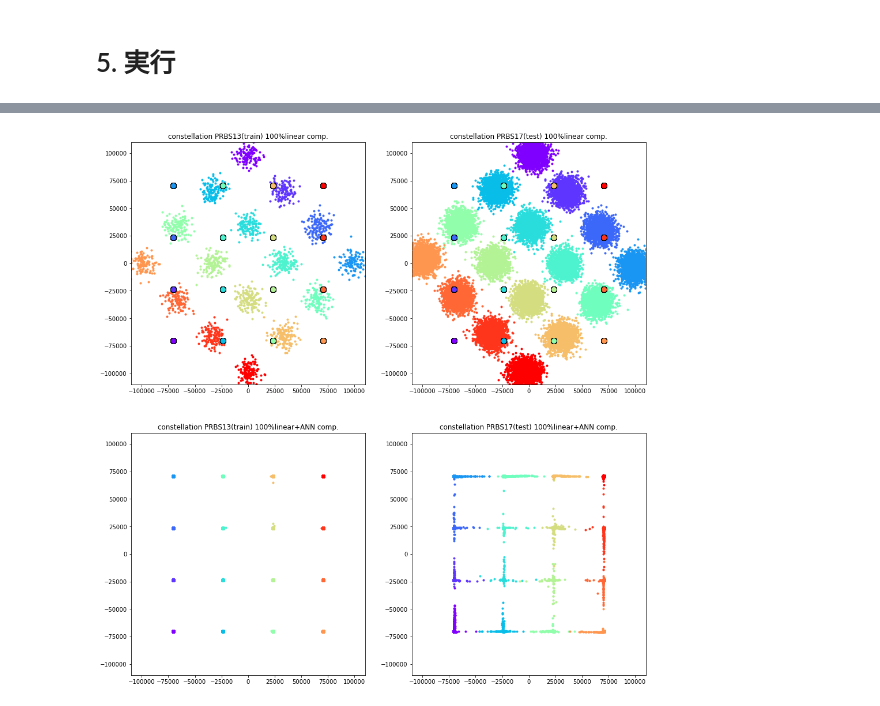
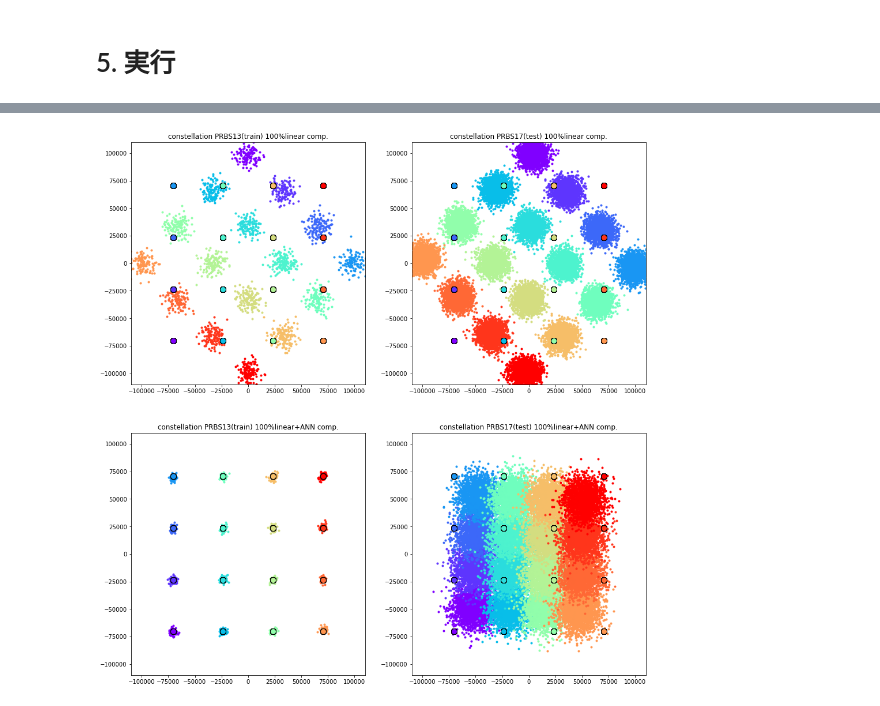
Before and after one commit to n-nooobu/masterthesis, a Jupyter notebook: src/ANN.ipynb, the cells around one changed output, grey strips where cells are left out. Drawn from its saved outputs; the diff is of its cells as text; code cells hidden in the pictures.

```diff
--- a/src/ANN.ipynb
+++ b/src/ANN.ipynb
@@ -285,7 +285,7 @@ train_model(device=device, model=model, dataloaders_dict=dataloaders_dict, crite
 # 5. 実行
 # %%
 #結果を保存しない
-tap = 1
+tap = 201
 max_tap = 501
 batch_size = 100
 hidden_neuron = 300
@@ -375,37 +375,36 @@ ax4 = fig.add_subplot(2, 2, 4)
 for i in range(len(symbol)):
     ax1.plot(lc0[16::32][seq0 == symbol[i]].real, lc0[16::32][seq0 == symbol[i]].imag, '.', color=[cm(i)[0], cm(i)[1], cm(i)[2]], label=str(counts[i]))
 for i in range(len(symbol)):
     ax1.plot(seq0[seq0 == symbol[i]].real, seq0[seq0 == symbol[i]].imag, 'o', color=[cm(i)[0], cm(i)[1], cm(i)[2]], markersize=10, markeredgewidth=1, markeredgecolor='black')
 ax1.set_title('constellation PRBS13(train) 100%linear comp.')
 ax1.set_xlim(-lim, lim)
 ax1.set_ylim(-lim, lim)
 
 for i in range(len(symbol)):
     ax2.plot(lc1[16::32][seq1 == symbol[i]].real, lc1[16::32][seq1 == symbol[i]].imag, '.', color=[cm(i)[0], cm(i)[1], cm(i)[2]], label=str(counts[i]))
 for i in range(len(symbol)):
     ax2.plot(seq1[seq1 == symbol[i]].real, seq1[seq1 == symbol[i]].imag, 'o', color=[cm(i)[0], cm(i)[1], cm(i)[2]], markersize=10, markeredgewidth=1, markeredgecolor='black')
 ax2.set_title('constellation PRBS17(test) 100%linear comp.')
 ax2.set_xlim(-lim, lim)
 ax2.set_ylim(-lim, lim)
 
 for i in range(len(symbol)):
     ax3.plot(annc0[y0 == symbol_int[i]].real, annc0[y0 == symbol_int[i]].imag, '.', color=[cm(i)[0], cm(i)[1], cm(i)[2]])
 for i in range(len(symbol)):
-    ax3.plot(y0[y0 == symbol_int[i]].real, y0[y0 == symbol_int[i]].imag, 'o', color=[cm(i)[0], cm(i)[1], cm(i)[2]])
+    ax3.plot(y0[y0 == symbol_int[i]].real, y0[y0 == symbol_int[i]].imag, 'o', color=[cm(i)[0], cm(i)[1], cm(i)[2]], markersize=10, markeredgewidth=1, markeredgecolor='black')
 ax3.set_title('constellation PRBS13(train) 100%linear+ANN comp.')
 ax3.set_xlim(-lim, lim)
 ax3.set_ylim(-lim, lim)
 
-
 for i in range(len(symbol)):
     ax4.plot(annc1[y1 == symbol_int[i]].real, annc1[y1 == symbol_int[i]].imag, '.', color=[cm(i)[0], cm(i)[1], cm(i)[2]])
 for i in range(len(symbol)):
-    ax4.plot(y1[y1 == symbol_int[i]].real, y1[y1 == symbol_int[i]].imag, 'o', color=[cm(i)[0], cm(i)[1], cm(i)[2]])
+    ax4.plot(y1[y1 == symbol_int[i]].real, y1[y1 == symbol_int[i]].imag, 'o', color=[cm(i)[0], cm(i)[1], cm(i)[2]], markersize=10, markeredgewidth=1, markeredgecolor='black')
 ax4.set_title('constellation PRBS17(test) 100%linear+ANN comp.')
 ax4.set_xlim(-lim, lim)
 ax4.set_ylim(-lim, lim);
 # %% [output]
-[figure, old version]
+[figure, new version]
 # %%
 #結果と条件を../data/params/ANN.csvに保存する
 tap = 1
```
Also changed, not shown: parts of 2 cells of this notebook, 2 other files.
